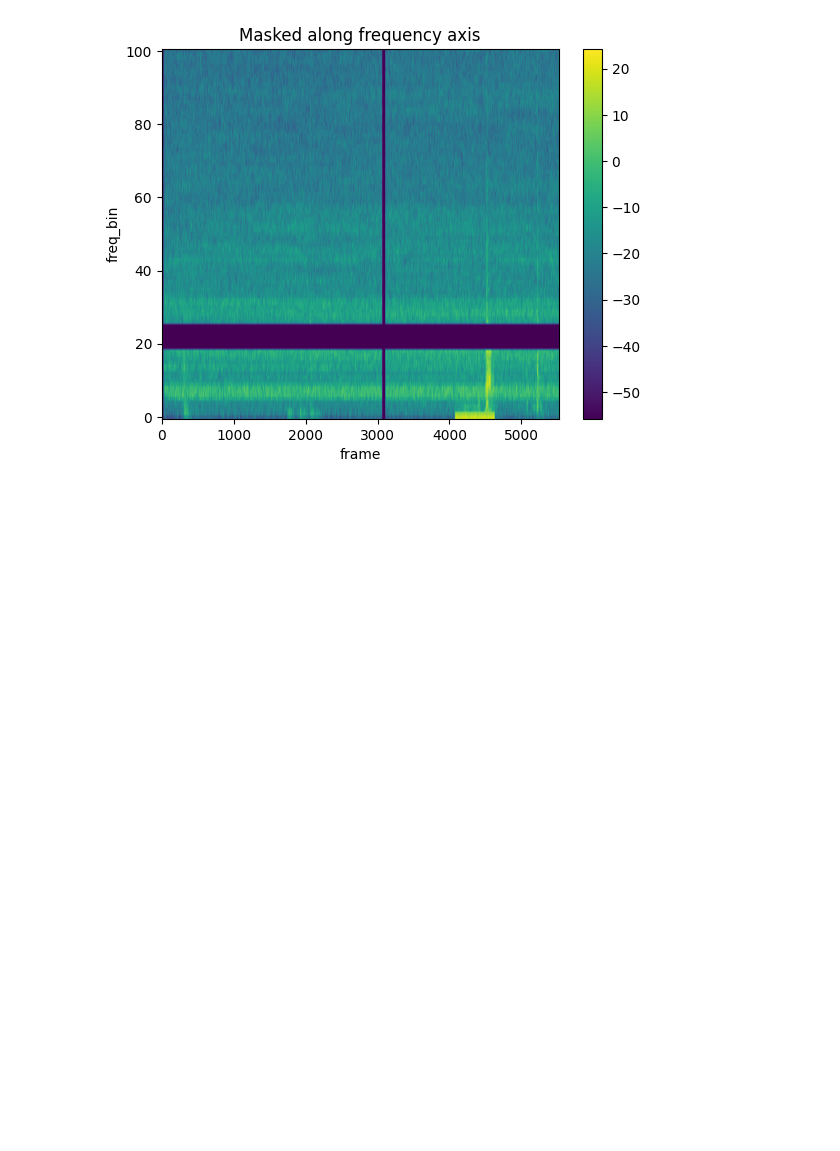
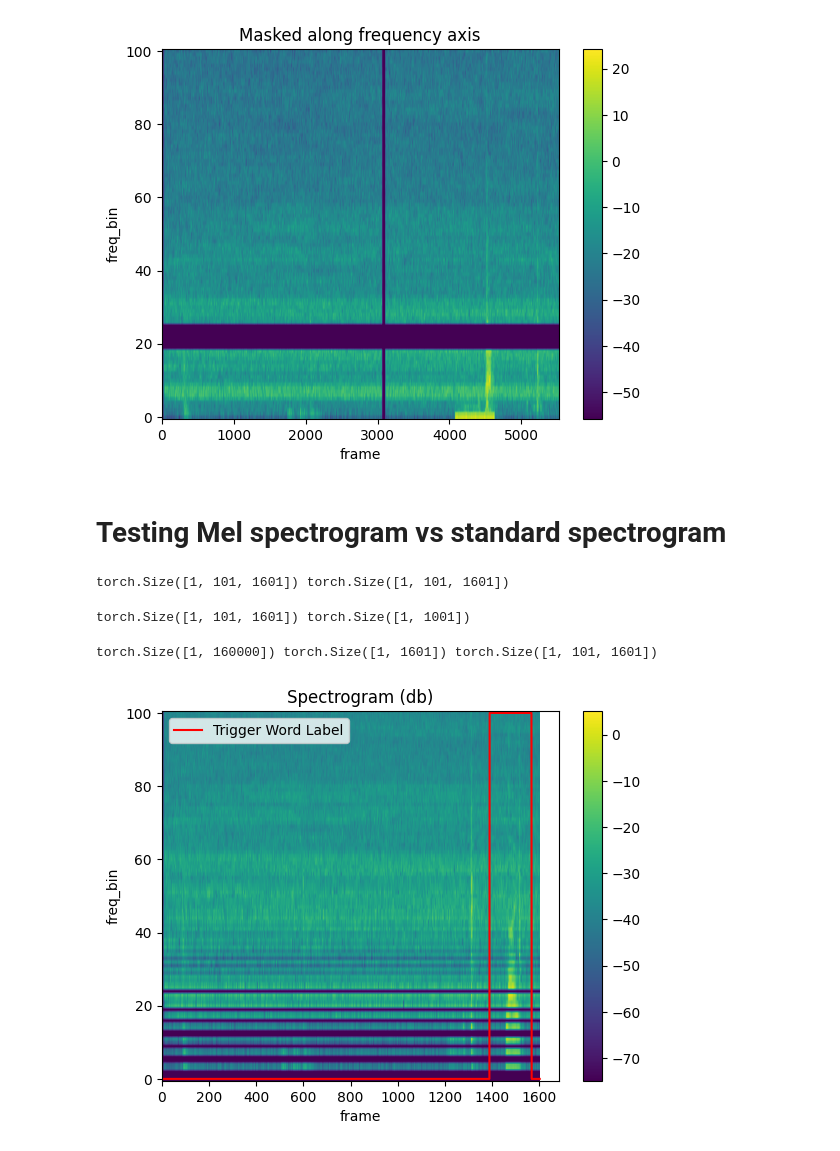
Before and after one commit to aworma4/Trigger_Word_Detction, a Jupyter notebook: test_spec_augment.ipynb, the cells around one changed output. Saved outputs shown, nothing was run; the diff lists cells and outputs as text; code cells hidden in the pictures; blank space fills up the shorter version.

```diff
--- a/test_spec_augment.ipynb
+++ b/test_spec_augment.ipynb
@@ -108,3 +133,32 @@ plot_spectrogram2(spec[0], title="Masked along frequency axis")
 # %% [output]
 [figure]
 [figure]
+# %% [markdown]
+# Testing Mel spectrogram vs standard spectrogram
+# %%
+test_Raw = ReadData('test',spectrogram_str='False',number_frequencies = spec_freq,number_time_steps = spec_time)
+
+(wav,sam),label = test_Raw[-1]
+#spec,label = train[-1]
+# %%
+n_fft = 200
+
+spec_MEl = torchaudio.transforms.MelSpectrogram(sam,n_fft=n_fft,n_mels = 101, normalized=True)(wav)
+spec_norm  = torchaudio.transforms.Spectrogram(n_fft=int(n_fft),normalized=True)(wav)
+print(spec_MEl.shape, spec_norm.shape)
+# %% [output]
+torch.Size([1, 101, 1601]) torch.Size([1, 101, 1601])
+# %%
+print(spec_MEl.shape,labels_new.shape)
+# %% [output]
+torch.Size([1, 101, 1601]) torch.Size([1, 1001])
+# %%
+
+labels_new =  resize_label(label, spec_MEl.shape[2])
+
+print(label.shape, labels_new.shape, spec_MEl.shape)
+
+plot_spectrogram(spec_MEl[0],labels_new, title=None, ylabel='freq_bin', aspect='auto', xmax=None)
+# %% [output]
+torch.Size([1, 160000]) torch.Size([1, 1601]) torch.Size([1, 101, 1601])
+[figure, added]
```
Also changed, not shown: parts of 6 cells of this notebook, 1 other file.
